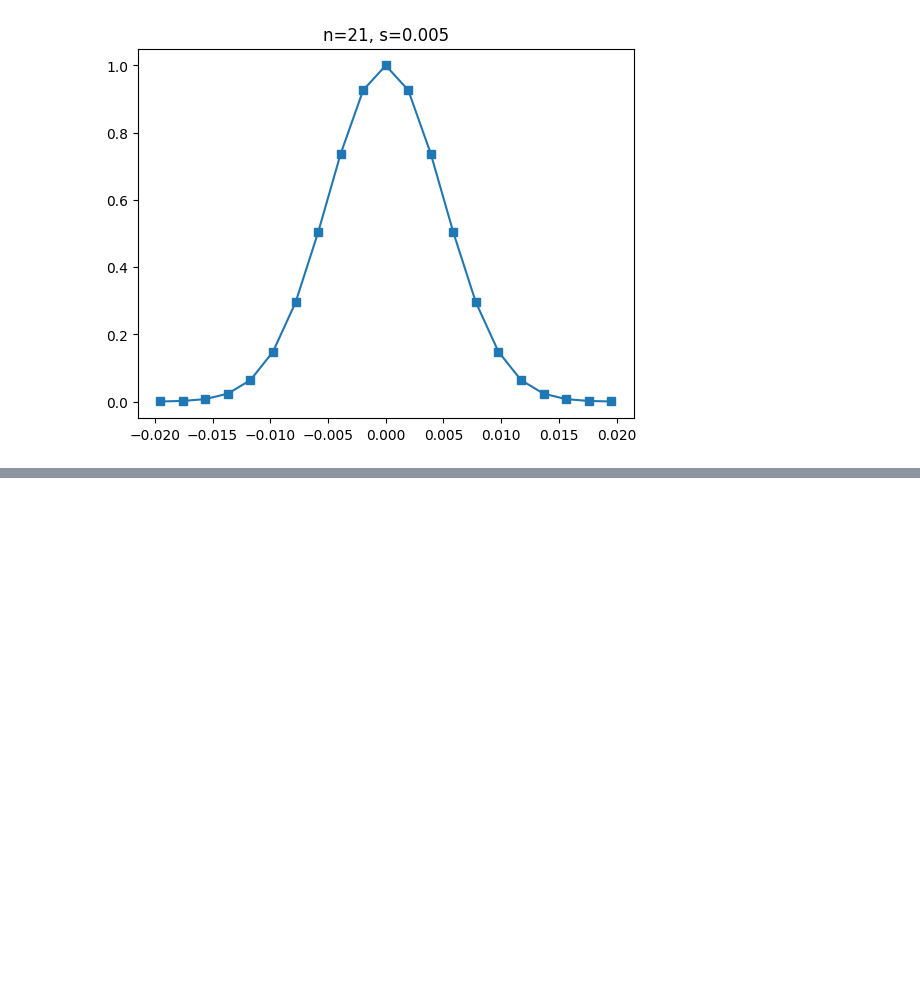
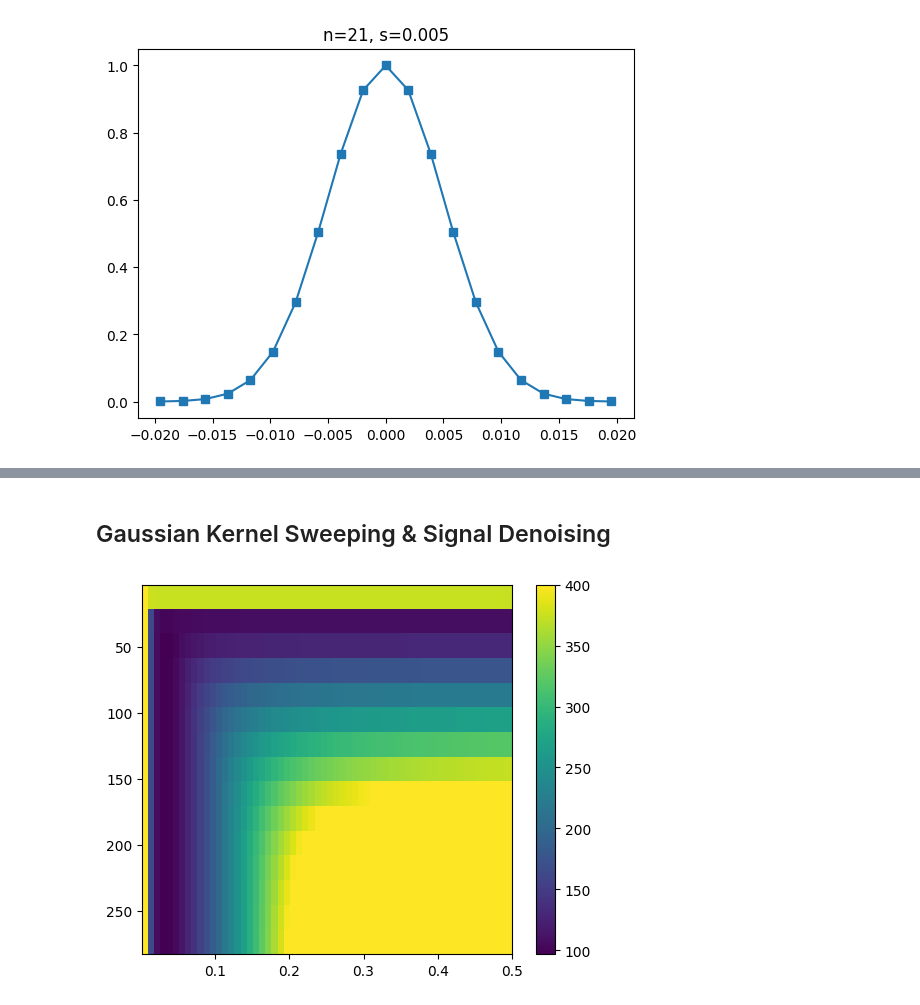
Before and after one commit to Nimira43/Miletus, a Jupyter notebook: Denoising-Signals/Denoising_Signals.ipynb, the cells around one changed output, grey strips where cells are left out. Cells and saved outputs as stored; diff of their text form; code cells hidden in the pictures; blank space fills up the shorter version.

Commit message:
Gaussian Kernel Sweep & Signal Denoising

```diff
--- a/Denoising-Signals/Denoising_Signals.ipynb
+++ b/Denoising-Signals/Denoising_Signals.ipynb
@@ -126,0 +127,34 @@ plt.show()
+# %% [markdown]
+## Gaussian Kernel Sweeping & Signal Denoising
+# %%
+# Demo 1: SSE Grid Over (k, σ) = Global Behaviour
+
+#define the parameter ranges
+krange = np.arange(3,303,20)
+srange = np.linspace(0.001, 0.5, 60)
+
+# initialise some output variables
+sseMat = np.zeros((len(krange), len(srange)))
+
+# double loop over the two parameters
+for ki in range(len(krange)):
+  for si in range(len(srange)):
+    #create a gaussian
+    x  = np.arange(-krange[ki], krange[ki]+1)/srate
+    gkern = np.exp(-x**2/(2*srange[si]**2))
+
+    #filter the signal via convolution
+    filtsig = np.convolve(noisysignal, gkern/sum(gkern), mode='same')
+
+    # compute the SSE (Sum of Squared Errors)
+    sseMat[ki,si] = np.sum((filtsig-signal)**2)
+
+
+# plotting
+plt.imshow(sseMat, vmax=400,
+           extent=[srange[0],srange[-1],krange[-1],krange[0]])
+plt.gca().set_aspect(1/plt.gca().get_data_ratio())
+plt.colorbar()
+plt.show()
+# %% [output]
+[figure, added]
```
Also changed, not shown: parts of 11 cells of this notebook, 1 other file.
